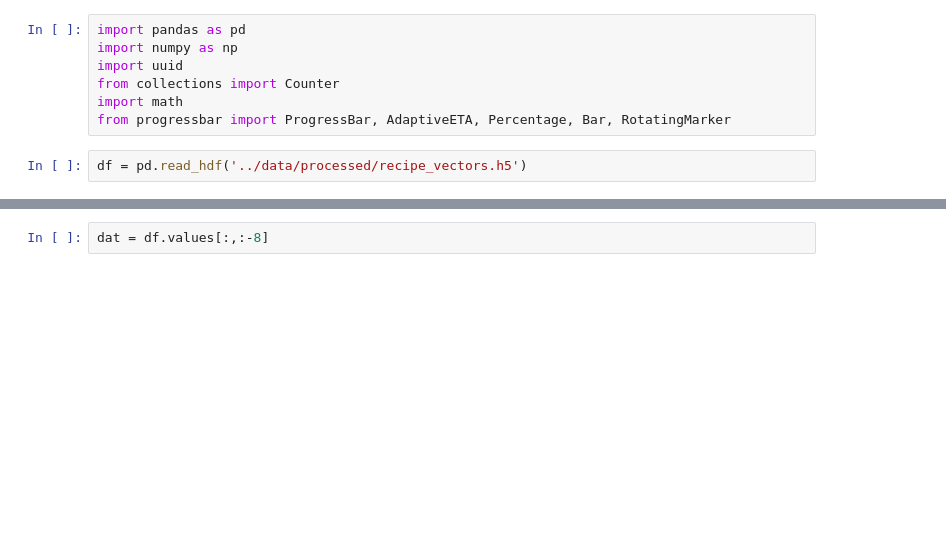
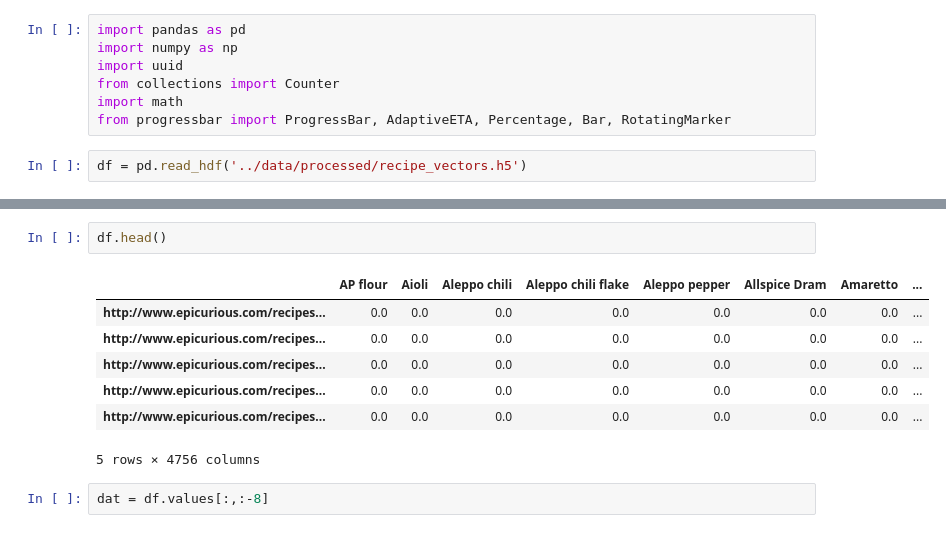
Before and after one commit to Sisyphus192/deep-dishes, a Jupyter notebook: notebooks/Market Basket Analysis.ipynb, the cells around one changed output, grey strips where cells are left out. Cells and saved outputs as stored; diff of their text form; blank space fills up the shorter version.

```diff
--- a/notebooks/Market Basket Analysis.ipynb
+++ b/notebooks/Market Basket Analysis.ipynb
@@ -10,3 +23,13 @@ df = pd.read_hdf('../data/processed/recipe_vectors.h5')
+# %%
+df.head()
+# %% [output]
+|  | AP flour | Aioli | Aleppo chili | Aleppo chili flake | Aleppo pepper | Allspice Dram | Amaretto | ... |
+| http://www.epicurious.com/recipes... | 0.0 | 0.0 | 0.0 | 0.0 | 0.0 | 0.0 | 0.0 | ... |
+| http://www.epicurious.com/recipes... | 0.0 | 0.0 | 0.0 | 0.0 | 0.0 | 0.0 | 0.0 | ... |
+| http://www.epicurious.com/recipes... | 0.0 | 0.0 | 0.0 | 0.0 | 0.0 | 0.0 | 0.0 | ... |
+| http://www.epicurious.com/recipes... | 0.0 | 0.0 | 0.0 | 0.0 | 0.0 | 0.0 | 0.0 | ... |
+| http://www.epicurious.com/recipes... | 0.0 | 0.0 | 0.0 | 0.0 | 0.0 | 0.0 | 0.0 | ... |
+5 rows × 4756 columns
 # %%
 dat = df.values[:,:-8]
 # %%
```
Also changed, not shown: parts of 8 cells of this notebook.
